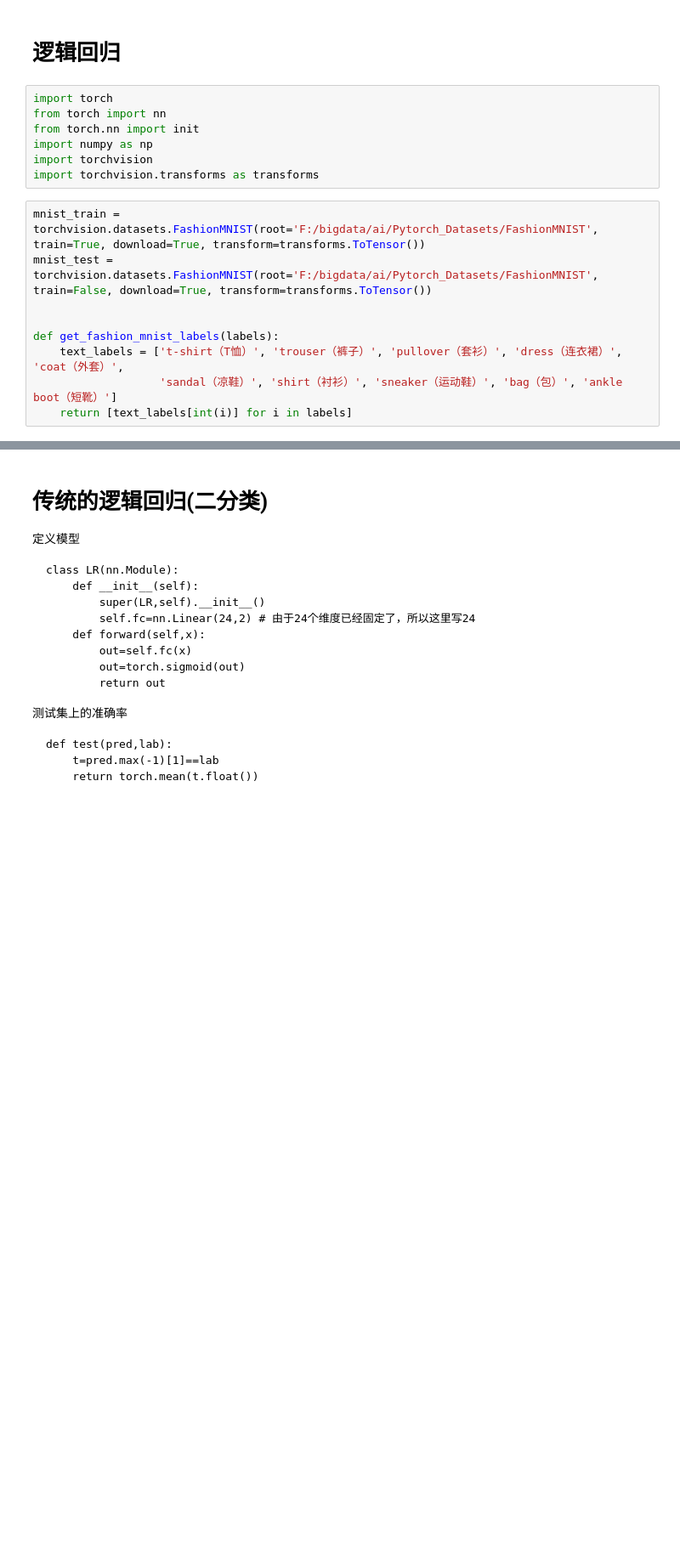
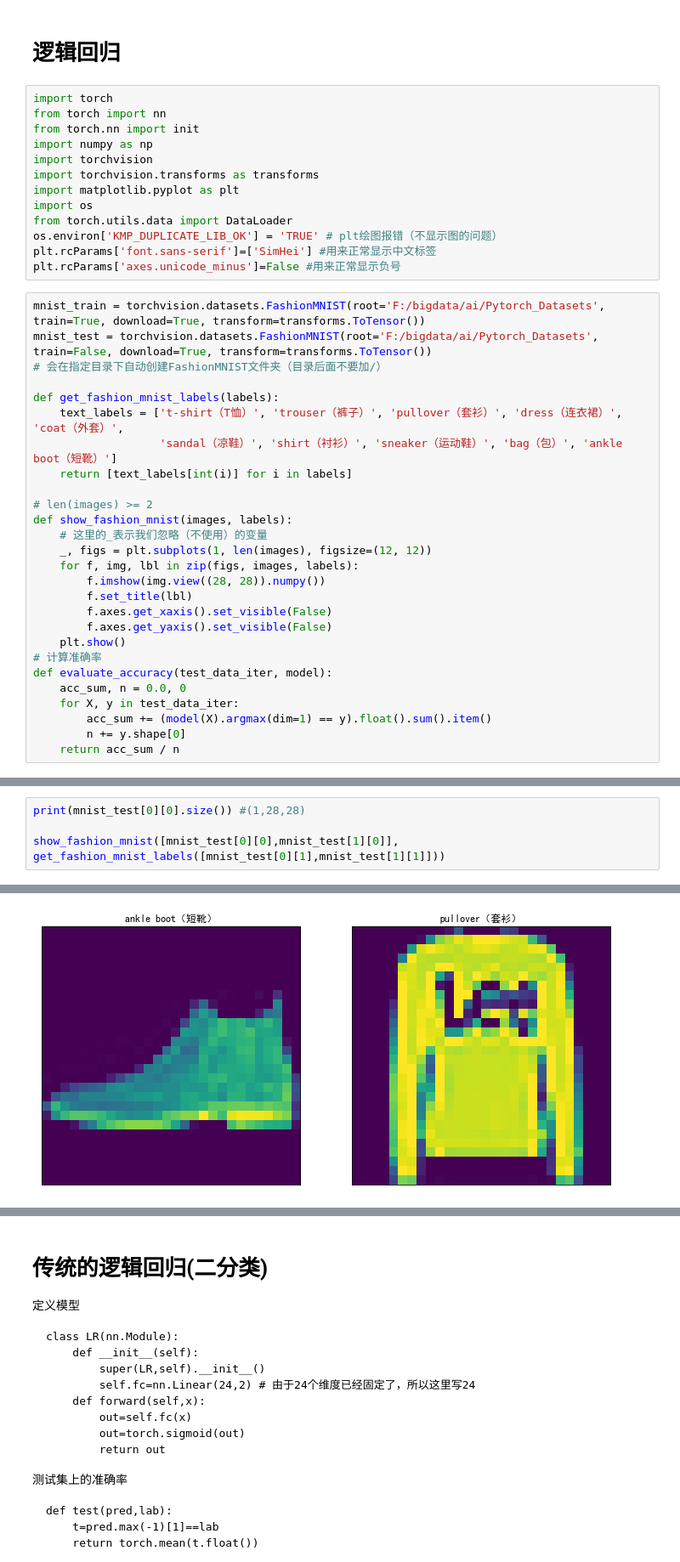
Before and after one commit to kingreatwill/penter, a Jupyter notebook: pytorch1.x/modules/linear/01_LogisticRegression_1.ipynb, the cells around one changed output, grey strips where cells are left out. Shown at 85% size. Cells and saved outputs as stored; diff of their text form; blank space fills up the shorter version.

Commit message:
torch

```diff
--- a/pytorch1.x/modules/linear/01_LogisticRegression_1.ipynb
+++ b/pytorch1.x/modules/linear/01_LogisticRegression_1.ipynb
@@ -7,12 +7,36 @@ from torch.nn import init
 import numpy as np
 import torchvision
 import torchvision.transforms as transforms
+import matplotlib.pyplot as plt
+import os
+from torch.utils.data import DataLoader
+os.environ['KMP_DUPLICATE_LIB_OK'] = 'TRUE' # plt绘图报错（不显示图的问题）
+plt.rcParams['font.sans-serif']=['SimHei'] #用来正常显示中文标签
+plt.rcParams['axes.unicode_minus']=False #用来正常显示负号
 # %%
-mnist_train = torchvision.datasets.FashionMNIST(root='F:/bigdata/ai/Pytorch_Datasets/FashionMNIST', train=True, download=True, transform=transforms.ToTensor())
-mnist_test = torchvision.datasets.FashionMNIST(root='F:/bigdata/ai/Pytorch_Datasets/FashionMNIST', train=False, download=True, transform=transforms.ToTensor())
-
+mnist_train = torchvision.datasets.FashionMNIST(root='F:/bigdata/ai/Pytorch_Datasets', train=True, download=True, transform=transforms.ToTensor())
+mnist_test = torchvision.datasets.FashionMNIST(root='F:/bigdata/ai/Pytorch_Datasets', train=False, download=True, transform=transforms.ToTensor())
+# 会在指定目录下自动创建FashionMNIST文件夹（目录后面不要加/）
 
 def get_fashion_mnist_labels(labels):
     text_labels = ['t-shirt（T恤）', 'trouser（裤子）', 'pullover（套衫）', 'dress（连衣裙）', 'coat（外套）',
                    'sandal（凉鞋）', 'shirt（衬衫）', 'sneaker（运动鞋）', 'bag（包）', 'ankle boot（短靴）']
     return [text_labels[int(i)] for i in labels]
+
+# len(images) >= 2
+def show_fashion_mnist(images, labels):
+    # 这里的_表示我们忽略（不使用）的变量
+    _, figs = plt.subplots(1, len(images), figsize=(12, 12))
+    for f, img, lbl in zip(figs, images, labels):
+        f.imshow(img.view((28, 28)).numpy())
+        f.set_title(lbl)
+        f.axes.get_xaxis().set_visible(False)
+        f.axes.get_yaxis().set_visible(False)
+    plt.show()
+# 计算准确率
+def evaluate_accuracy(test_data_iter, model):
+    acc_sum, n = 0.0, 0
+    for X, y in test_data_iter:
+        acc_sum += (model(X).argmax(dim=1) == y).float().sum().item()
+        n += y.shape[0]
+    return acc_sum / n
@@ -20,0 +43,5 @@ Downloading http://fashion-mnist.s3-website.eu-central-1.amazonaws.com/train-ima
+# %%
+print(mnist_test[0][0].size()) #(1,28,28)
+
+show_fashion_mnist([mnist_test[0][0],mnist_test[1][0]], get_fashion_mnist_labels([mnist_test[0][1],mnist_test[1][1]]))
+# %% [output]
@@ -20,0 +49 @@ Downloading http://fashion-mnist.s3-website.eu-central-1.amazonaws.com/train-ima
+[figure, added]
```
Also changed, not shown: parts of 5 cells of this notebook, 3 other files.
